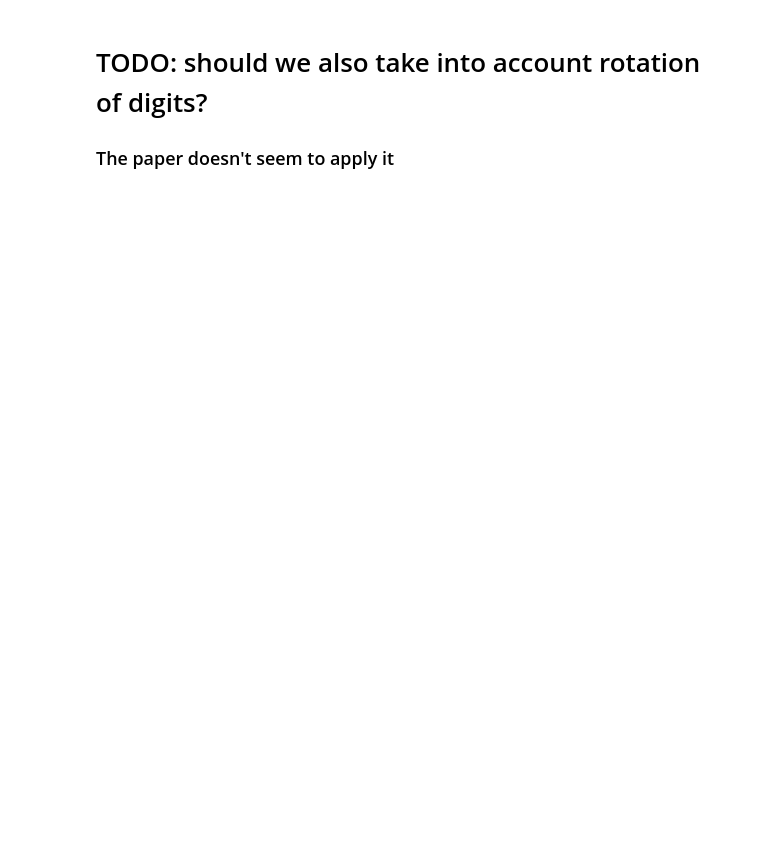
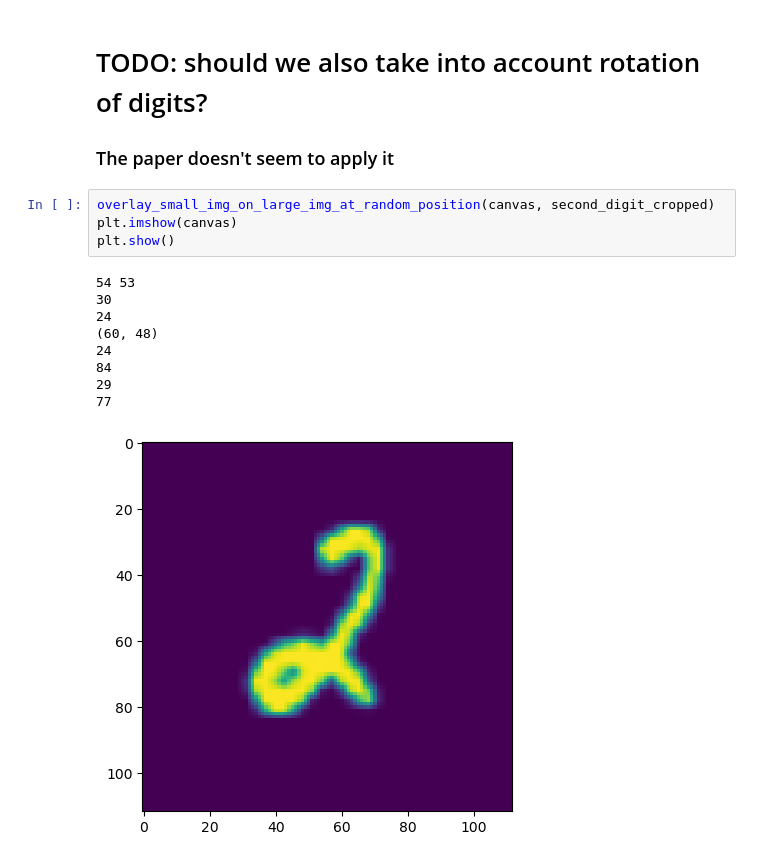
Before and after one commit to mona251/Intriguing-Properties-of-Contrastive-Losses, a Jupyter notebook: scripts/multi_digits.ipynb, the cells around one changed output. Drawn from its saved outputs; the diff is of its cells as text; blank space fills up the shorter version.

```diff
--- a/scripts/multi_digits.ipynb
+++ b/scripts/multi_digits.ipynb
@@ -45,3 +68,17 @@ crop_digit(digit, plot=True)
 # %% [markdown]
 # TODO: should we also take into account rotation of digits?
 ###  The paper doesn't seem to apply it
+# %%
+overlay_small_img_on_large_img_at_random_position(canvas, second_digit_cropped)
+plt.imshow(canvas)
+plt.show()
+# %% [output]
+54 53
+30
+24
+(60, 48)
+24
+84
+29
+77
+[figure, added]
```
Also changed, not shown: parts of 9 cells of this notebook, 1 other file.
